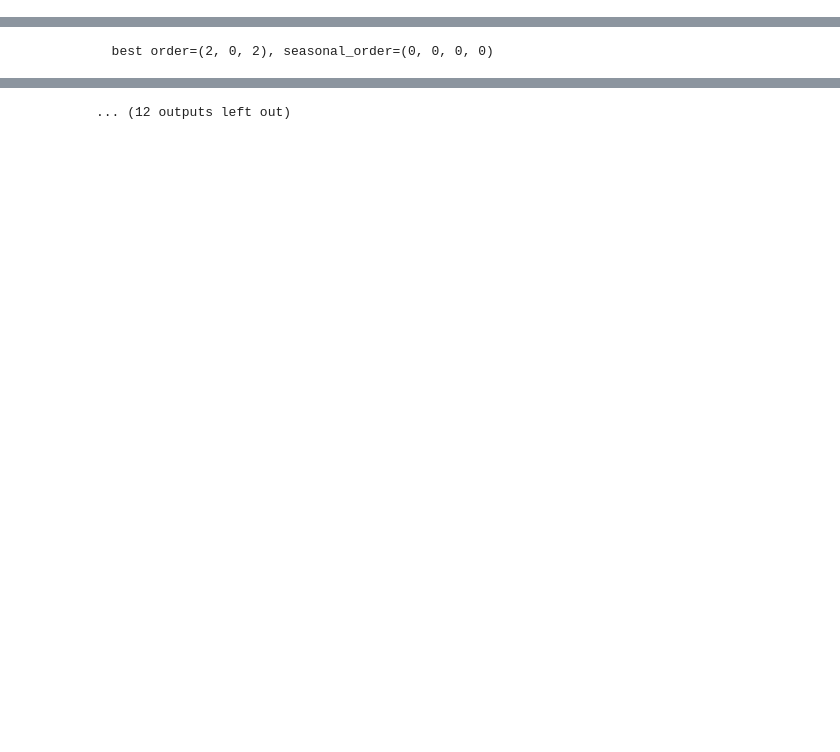
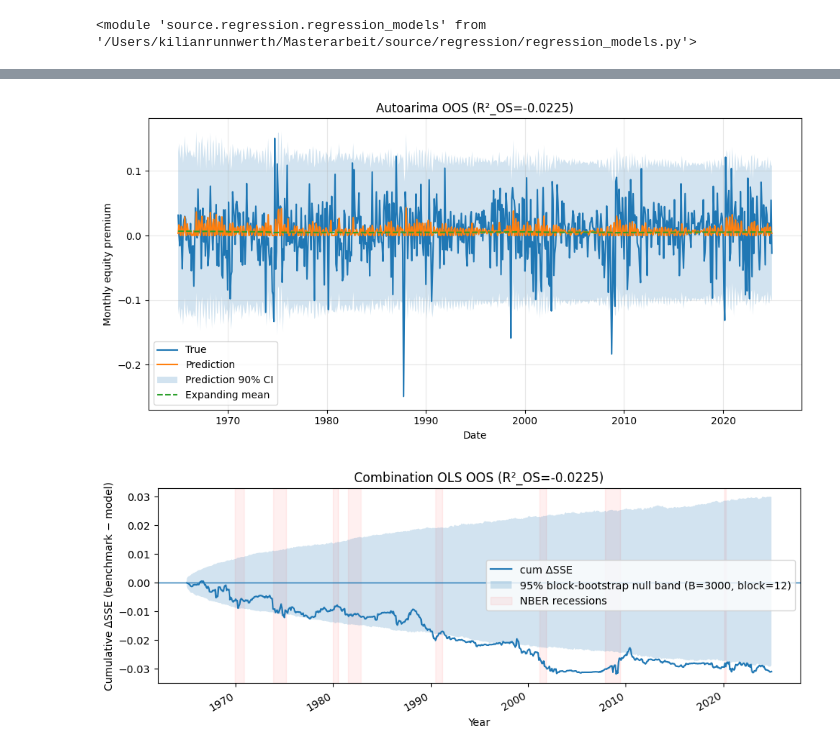
Before and after one commit to KiliTili/Masterarbeit, a Jupyter notebook: Notebooks/Benchmark/modelling_regression.ipynb, the cells around one changed output, grey strips where cells are left out. Drawn from its saved outputs; the diff is of its cells as text; code cells hidden in the pictures; blank space fills up the shorter version.

```diff
--- a/Notebooks/Benchmark/modelling_regression.ipynb
+++ b/Notebooks/Benchmark/modelling_regression.ipynb
@@ -233,11 +245,15 @@ Stats WCT: {'mean': -0.026157560743100525, 'std': 0.017754290569910923, 'lower':
+# %%
+from importlib import reload
+reload(modl)
+# %% [output]
+<module 'source.regression.regression_models' from '/Users/kilianrunnwerth/Masterarbeit/source/regression/regression_models.py'>
 # %%
-r2_arima, stats_arima, y_true_a, y_pred_a, dates_a, _,_,Ha_arima = modl.autoarima_oos(
+r2_arima, stats_arima, y_true_a, y_pred_a, dates_a, lower_a, upper_a, Ha_arima = modl.autoarima_oos(
     data,
     target_col="equity_premium",
     start_oos="1965-01-01",
     seasonal=False,
     m=1,
-    auto_arima_kwargs={"d": 0, "stationary": True},
     quiet=False,
     ct_cutoff=True,
     mode="mean",
@@ -246,6 +262,8 @@ modl.plot_oos(
     y_true_a, y_pred_a, Ha_arima, dates=dates_a,
     title=f"Autoarima OOS (R²_OS={r2_arima:.4f})",
     ylabel="Monthly equity premium",
+    y_lower = lower_a,
+    y_upper = upper_a,
 )
 fig, ax, perf, (lo, hi) = modl.plot_cum_dsse_with_bootstrap_band(
     y_true_a, y_pred_a, Ha_arima,
@@ -262 +294,0 @@ fig, ax, perf, (lo, hi) = modl.plot_cum_dsse_with_bootstrap_band(
-  best order=(2, 0, 2), seasonal_order=(0, 0, 0, 0)
@@ -274,4 +295,5 @@ fig, ax, perf, (lo, hi) = modl.plot_cum_dsse_with_bootstrap_band(
-... (12 outputs left out)
+[figure, added]
+[figure, added]
 # %%
 r2_c, stats_c, y_true_c, y_pred_c, dates_c, y_lower, y_upper, HA_c = modl.chronos_oos(
     data, start_oos="1965-01-01", quiet=True, ct_cutoff=True, freq='M', mode="mean", ci=0.8
```
Also changed, not shown: parts of 34 cells of this notebook, 2 other files.
